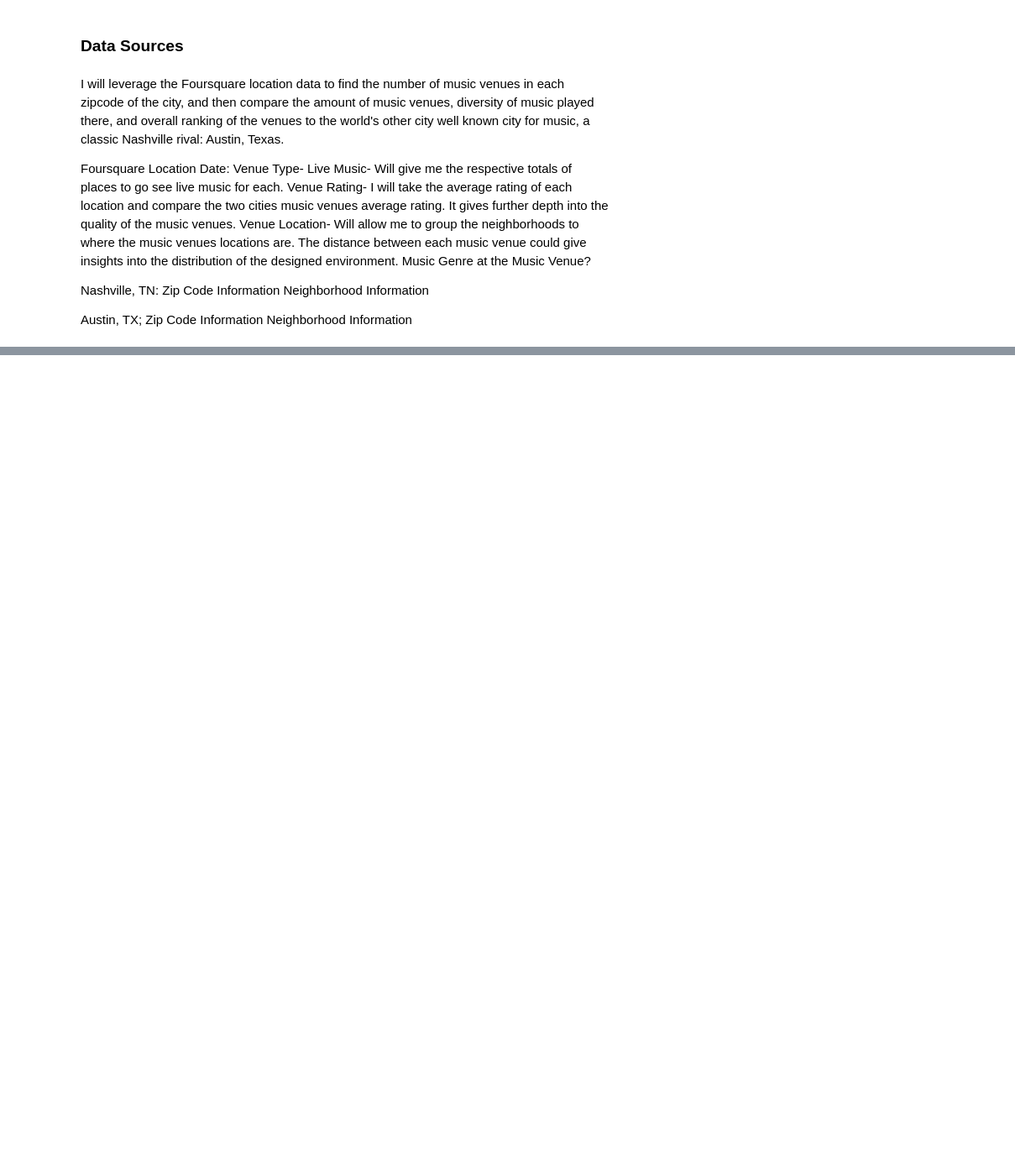
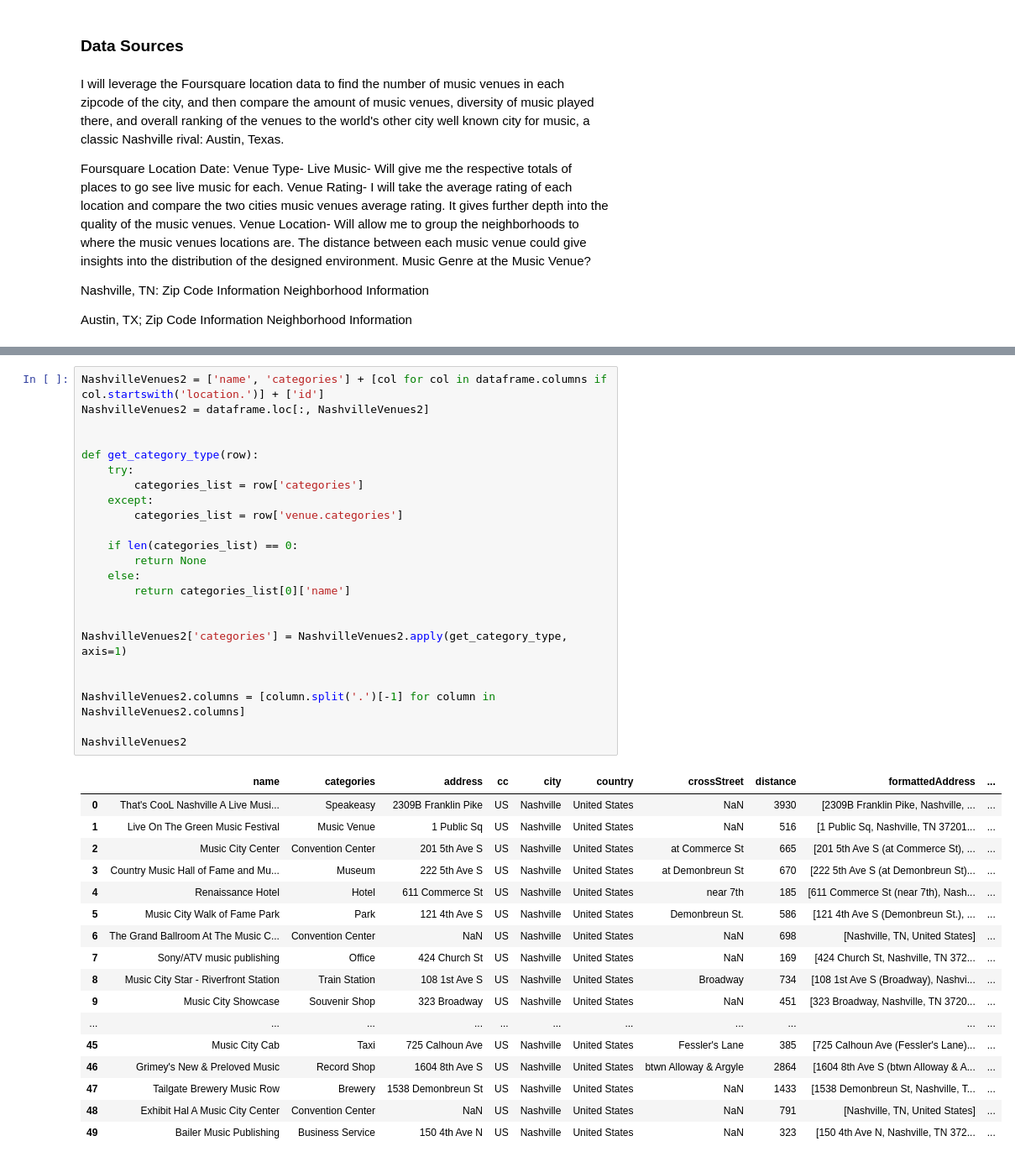
Before and after one commit to Crafta2/Coursera_Capstone, a Jupyter notebook: Craft-Coursera Capstone.ipynb, the cells around one changed output, grey strips where cells are left out. Shown: that part at 84% size. Cells and saved outputs as stored; diff of their text form; blank space fills up the shorter version.

```diff
--- a/Craft-Coursera Capstone.ipynb
+++ b/Craft-Coursera Capstone.ipynb
@@ -28,0 +259,41 @@ Neighborhood Information
+# %%
+NashvilleVenues2 = ['name', 'categories'] + [col for col in dataframe.columns if col.startswith('location.')] + ['id']
+NashvilleVenues2 = dataframe.loc[:, NashvilleVenues2]
+
+
+def get_category_type(row):
+    try:
+        categories_list = row['categories']
+    except:
+        categories_list = row['venue.categories']
+
+    if len(categories_list) == 0:
+        return None
+    else:
+        return categories_list[0]['name']
+
+
+NashvilleVenues2['categories'] = NashvilleVenues2.apply(get_category_type, axis=1)
+
+
+NashvilleVenues2.columns = [column.split('.')[-1] for column in NashvilleVenues2.columns]
+
+NashvilleVenues2
+# %% [output]
+|  | name | categories | address | cc | city | country | crossStreet | distance | formattedAddress | ... |
+| 0 | That's CooL Nashville A Live Musi... | Speakeasy | 2309B Franklin Pike | US | Nashville | United States | NaN | 3930 | [2309B Franklin Pike, Nashville, ... | ... |
+| 1 | Live On The Green Music Festival | Music Venue | 1 Public Sq | US | Nashville | United States | NaN | 516 | [1 Public Sq, Nashville, TN 37201... | ... |
+| 2 | Music City Center | Convention Center | 201 5th Ave S | US | Nashville | United States | at Commerce St | 665 | [201 5th Ave S (at Commerce St), ... | ... |
+| 3 | Country Music Hall of Fame and Mu... | Museum | 222 5th Ave S | US | Nashville | United States | at Demonbreun St | 670 | [222 5th Ave S (at Demonbreun St)... | ... |
+| 4 | Renaissance Hotel | Hotel | 611 Commerce St | US | Nashville | United States | near 7th | 185 | [611 Commerce St (near 7th), Nash... | ... |
+| 5 | Music City Walk of Fame Park | Park | 121 4th Ave S | US | Nashville | United States | Demonbreun St. | 586 | [121 4th Ave S (Demonbreun St.), ... | ... |
+| 6 | The Grand Ballroom At The Music C... | Convention Center | NaN | US | Nashville | United States | NaN | 698 | [Nashville, TN, United States] | ... |
+| 7 | Sony/ATV music publishing | Office | 424 Church St | US | Nashville | United States | NaN | 169 | [424 Church St, Nashville, TN 372... | ... |
+| 8 | Music City Star - Riverfront Station | Train Station | 108 1st Ave S | US | Nashville | United States | Broadway | 734 | [108 1st Ave S (Broadway), Nashvi... | ... |
+| 9 | Music City Showcase | Souvenir Shop | 323 Broadway | US | Nashville | United States | NaN | 451 | [323 Broadway, Nashville, TN 3720... | ... |
+| ... | ... | ... | ... | ... | ... | ... | ... | ... | ... | ... |
+| 45 | Music City Cab | Taxi | 725 Calhoun Ave | US | Nashville | United States | Fessler's Lane | 385 | [725 Calhoun Ave (Fessler's Lane)... | ... |
+| 46 | Grimey's New & Preloved Music | Record Shop | 1604 8th Ave S | US | Nashville | United States | btwn Alloway & Argyle | 2864 | [1604 8th Ave S (btwn Alloway & A... | ... |
+| 47 | Tailgate Brewery Music Row | Brewery | 1538 Demonbreun St | US | Nashville | United States | NaN | 1433 | [1538 Demonbreun St, Nashville, T... | ... |
+| 48 | Exhibit Hal A Music City Center | Convention Center | NaN | US | Nashville | United States | NaN | 791 | [Nashville, TN, United States] | ... |
+| 49 | Bailer Music Publishing | Business Service | 150 4th Ave N | US | Nashville | United States | NaN | 323 | [150 4th Ave N, Nashville, TN 372... | ... |
```
Also changed, not shown: parts of 41 cells of this notebook.
